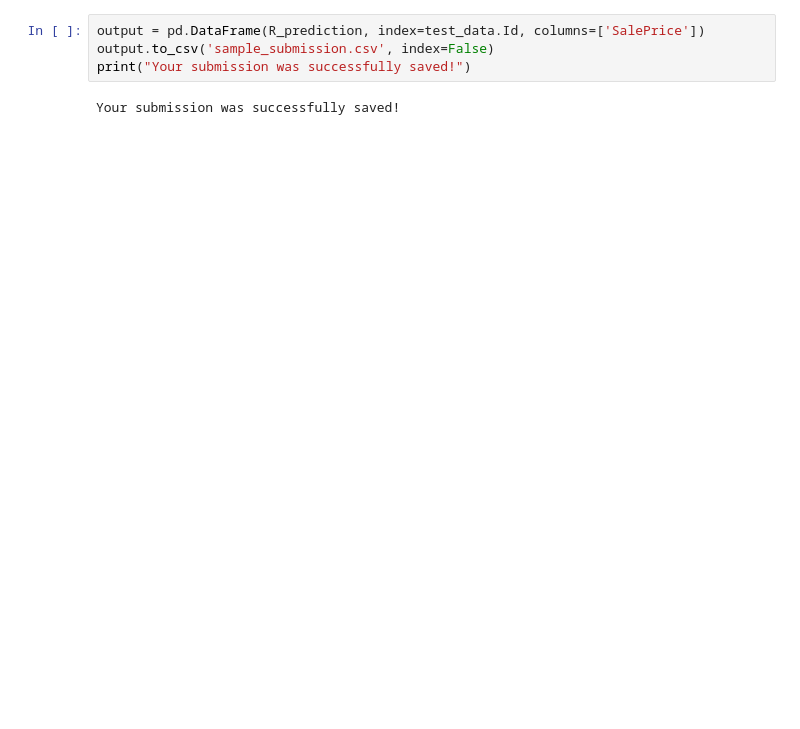
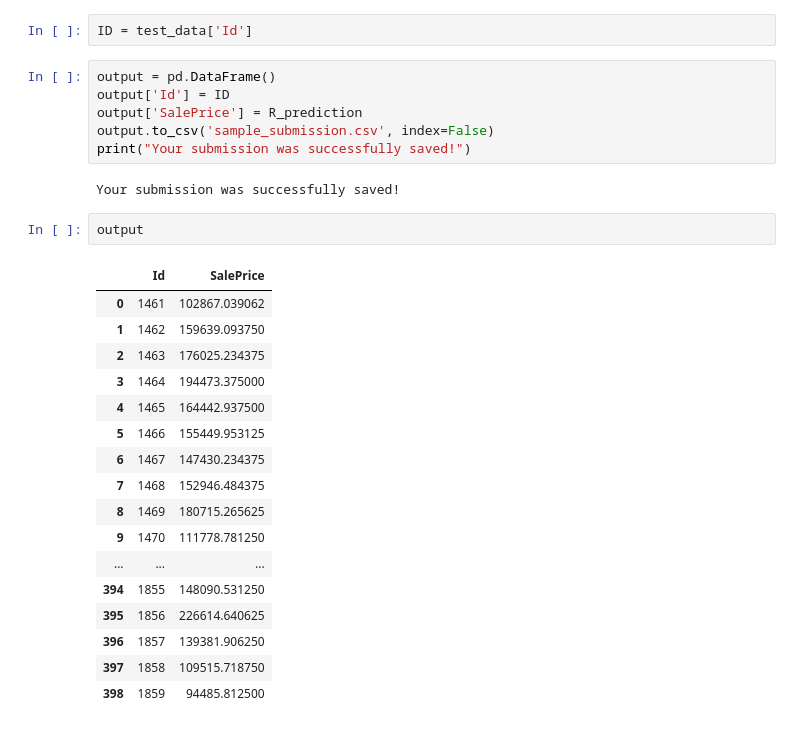
Before and after one commit to KB14MU/progressksb14, a Jupyter notebook: saleprice-model.ipynb, the cells around one changed output. Cells and saved outputs as stored; diff of their text form; blank space fills up the shorter version.

Commit message:
Kaggle Notebook | SalePrice Model  | Version 2

```diff
--- a/saleprice-model.ipynb
+++ b/saleprice-model.ipynb
@@ -625,6 +625,30 @@ R_prediction = model.predict(test_data1)
+# %%
+ID = test_data['Id']
 # %%
-output = pd.DataFrame(R_prediction, index=test_data.Id, columns=['SalePrice'])
+output = pd.DataFrame()
+output['Id'] = ID
+output['SalePrice'] = R_prediction
 output.to_csv('sample_submission.csv', index=False)
 print("Your submission was successfully saved!")
 # %% [output]
 Your submission was successfully saved!
+# %%
+output
+# %% [output]
+|  | Id | SalePrice |
+| 0 | 1461 | 102867.039062 |
+| 1 | 1462 | 159639.093750 |
+| 2 | 1463 | 176025.234375 |
+| 3 | 1464 | 194473.375000 |
+| 4 | 1465 | 164442.937500 |
+| 5 | 1466 | 155449.953125 |
+| 6 | 1467 | 147430.234375 |
+| 7 | 1468 | 152946.484375 |
+| 8 | 1469 | 180715.265625 |
+| 9 | 1470 | 111778.781250 |
+| ... | ... | ... |
+| 394 | 1855 | 148090.531250 |
+| 395 | 1856 | 226614.640625 |
+| 396 | 1857 | 139381.906250 |
+| 397 | 1858 | 109515.718750 |
+| 398 | 1859 | 94485.812500 |
```
Also changed, not shown: parts of 9 cells of this notebook.
